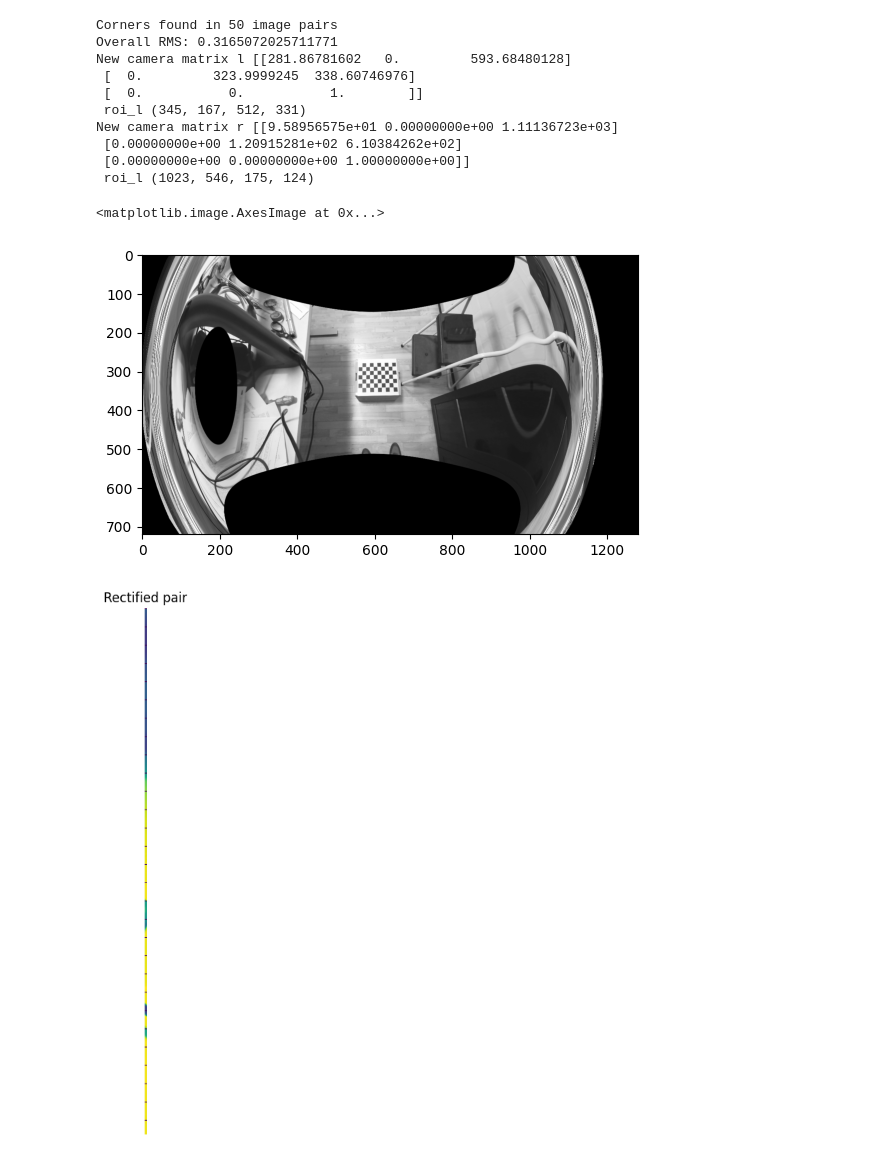
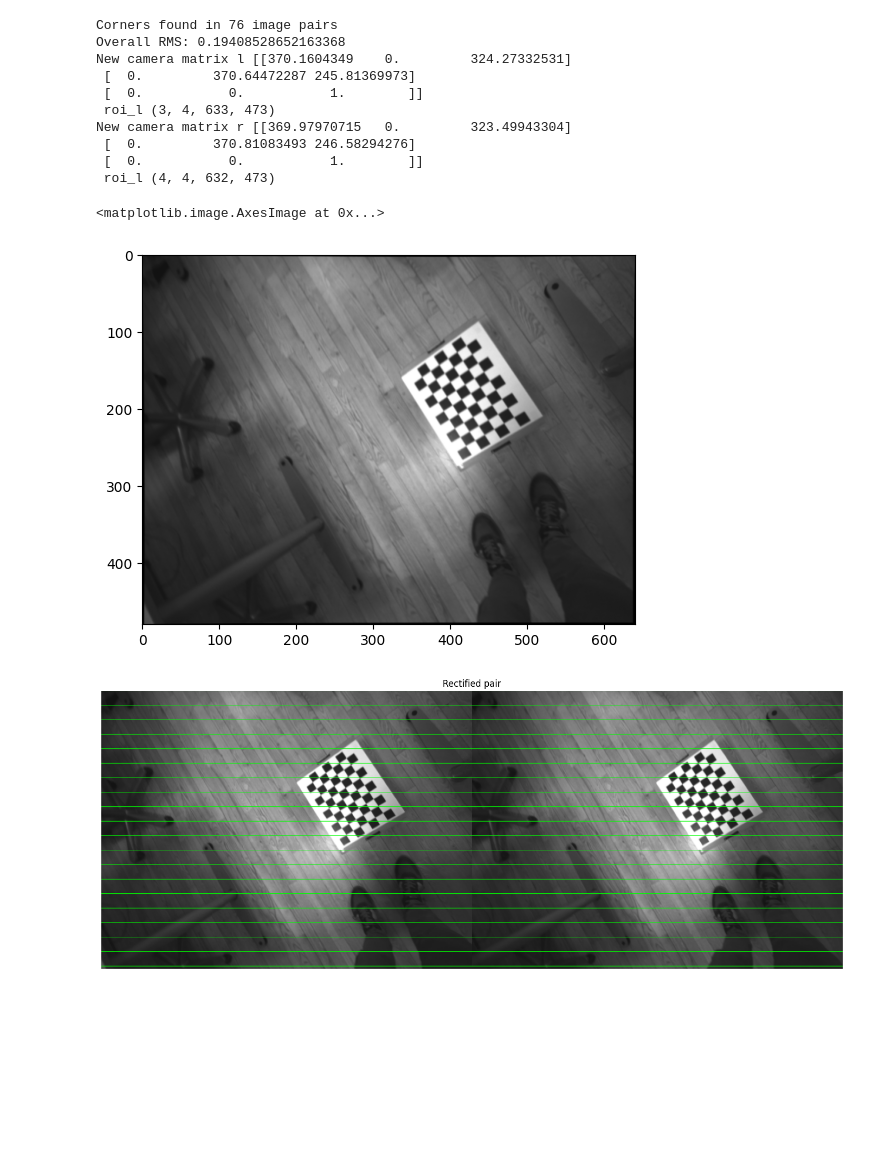
Before and after one commit to WojtekWla/perception-for-autonomous-systems, a Jupyter notebook: week_4/group_22_week4.ipynb, the cells around one changed output. Saved outputs shown, nothing was run; the diff lists cells and outputs as text; code cells hidden in the pictures; blank space fills up the shorter version.

```diff
--- a/week_4/group_22_week4.ipynb
+++ b/week_4/group_22_week4.ipynb
@@ -60,7 +60,7 @@ def get_image_shape(dataset):
     img = cv2.imread(f'{dataset}/left-0000.png', cv2.IMREAD_GRAYSCALE)
     return img.shape[::-1]
 # %%
-ds = 'mynteye'
+ds = '../data/week_4/rs'
 ret_stereo, mtx_l, dist_l, mtx_r, dist_r, R, T, E, F = calibrate_stereo(9, 6, ds)
 print(f"Overall RMS: {ret_stereo}")
 shape = get_image_shape(ds)
@@ -72,16 +72,16 @@ new_camera_matrix_r, roi_r = cv2.getOptimalNewCameraMatrix(mtx_r, dist_r, shape,
 print(f"New camera matrix l {new_camera_matrix_l}\n roi_l {roi_l}")
 print(f"New camera matrix r {new_camera_matrix_r}\n roi_l {roi_r}")
 # %% [output]
-Corners found in 50 image pairs
-Overall RMS: 0.3165072025711771
-New camera matrix l [[281.86781602   0.         593.68480128]
- [  0.         323.9999245  338.60746976]
+Corners found in 76 image pairs
+Overall RMS: 0.19408528652163368
+New camera matrix l [[370.1604349    0.         324.27332531]
+ [  0.         370.64472287 245.81369973]
  [  0.           0.           1.        ]]
- roi_l (345, 167, 512, 331)
-New camera matrix r [[9.58956575e+01 0.00000000e+00 1.11136723e+03]
- [0.00000000e+00 1.20915281e+02 6.10384262e+02]
- [0.00000000e+00 0.00000000e+00 1.00000000e+00]]
- roi_l (1023, 546, 175, 124)
+ roi_l (3, 4, 633, 473)
+New camera matrix r [[369.97970715   0.         323.49943304]
+ [  0.         370.81083493 246.58294276]
+ [  0.           0.           1.        ]]
+ roi_l (4, 4, 632, 473)
 # %%
 img_left = cv2.imread(f'{ds}/left-0000.png', cv2.IMREAD_GRAYSCALE)
 img_right = cv2.imread(f'{ds}/right-0000.png', cv2.IMREAD_GRAYSCALE)
@@ -92,7 +92,7 @@ dst_r = cv2.undistort(img_right, mtx_r, dist_r, None, new_camera_matrix_r)
 plt.imshow(dst_l, cmap='gray')
 # %% [output]
 <matplotlib.image.AxesImage at 0x...>
-[figure, old version]
+[figure, new version]
 # %%
 
 R1, R2, P1, P2, Q, roi_l, roi_r = cv2.stereoRectify(
@@ -107,17 +107,18 @@ rectified_l = cv2.remap(img_left, map_l_x, map_l_y, cv2.INTER_LINEAR)
 rectified_r = cv2.remap(img_right, map_r_x, map_r_y, cv2.INTER_LINEAR)
 # %%
 stacked = np.hstack((rectified_l, rectified_r))
-stacked_lines = stacked.copy()
-for y in range(0, stacked_lines.shape[0], 25):
-    cv2.line(stacked_lines, (0, y), (stacked_lines.shape[1], y), (0, 255, 0), 1)
+stacked_bgr = cv2.cvtColor(stacked, cv2.COLOR_GRAY2BGR)
+
+for y in range(0, stacked_bgr.shape[0], 25):
+    cv2.line(stacked_bgr, (0, y), (stacked_bgr.shape[1], y), (0, 255, 0), 1)
 
 plt.figure(figsize=(18, 9))
-plt.imshow(stacked_lines[..., [2, 1, 0]])
+plt.imshow(stacked_bgr[..., [2, 1, 0]])
 plt.title("Rectified pair")
 plt.axis('off')
 plt.show()
 # %% [output]
-[figure, old version]
+[figure, new version]
 # %%
 def absSumDiffImage(img1, img2):
     # if img1.shape != img2.shape:
```
Also changed, not shown: parts of 14 cells of this notebook.
